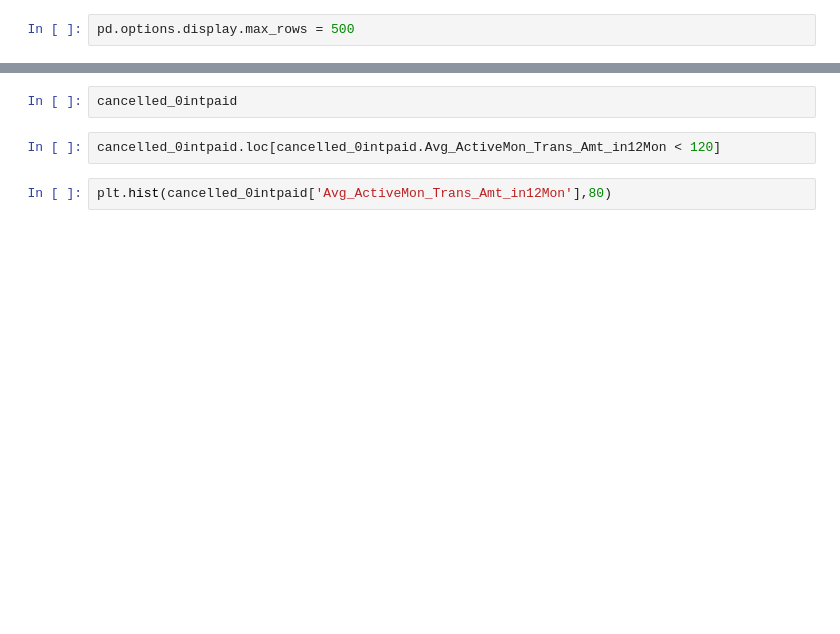
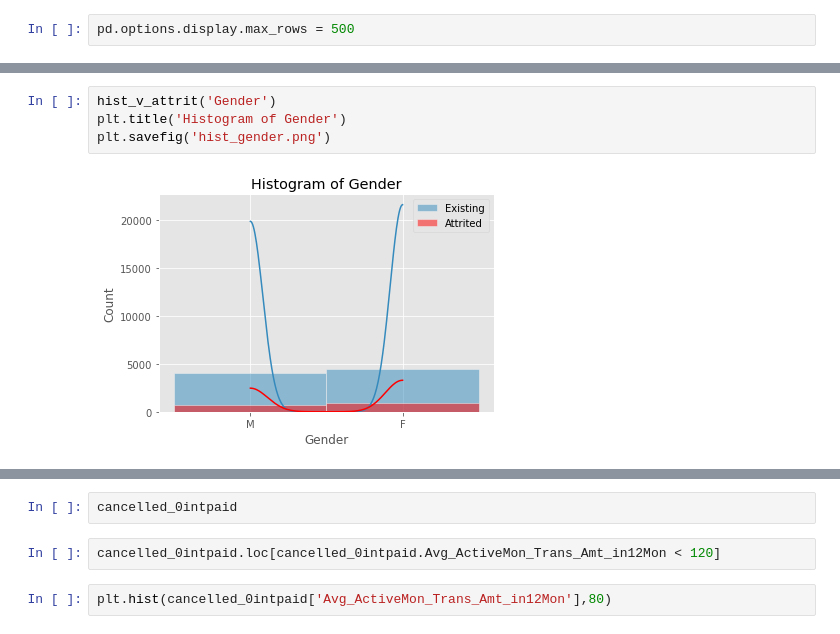
Before and after one commit to nxnlim/Python_Project, a Jupyter notebook: Project_Notebook.ipynb, the cells around one changed output, grey strips where cells are left out. Drawn from its saved outputs; the diff is of its cells as text; blank space fills up the shorter version.

```diff
--- a/Project_Notebook.ipynb
+++ b/Project_Notebook.ipynb
@@ -208,0 +86,6 @@ cancelled_0intpaid['Avg_ActiveMon_Trans_Amt_in12Mon'] = cancelled_0intpaid['Tota
+# %%
+hist_v_attrit('Gender')
+plt.title('Histogram of Gender')
+plt.savefig('hist_gender.png')
+# %% [output]
+[figure, added]
```
Also changed, not shown: parts of 77 cells of this notebook, 1 other file.
